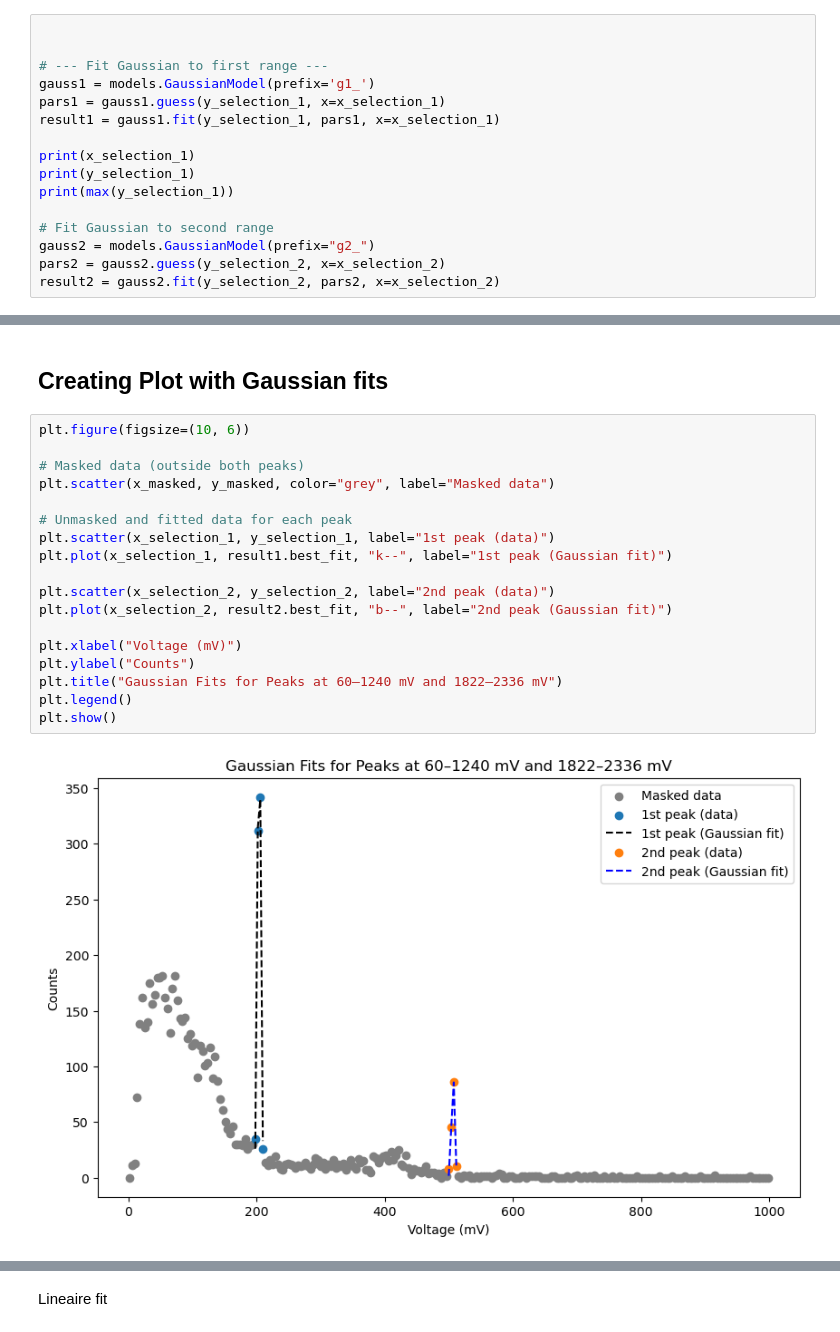
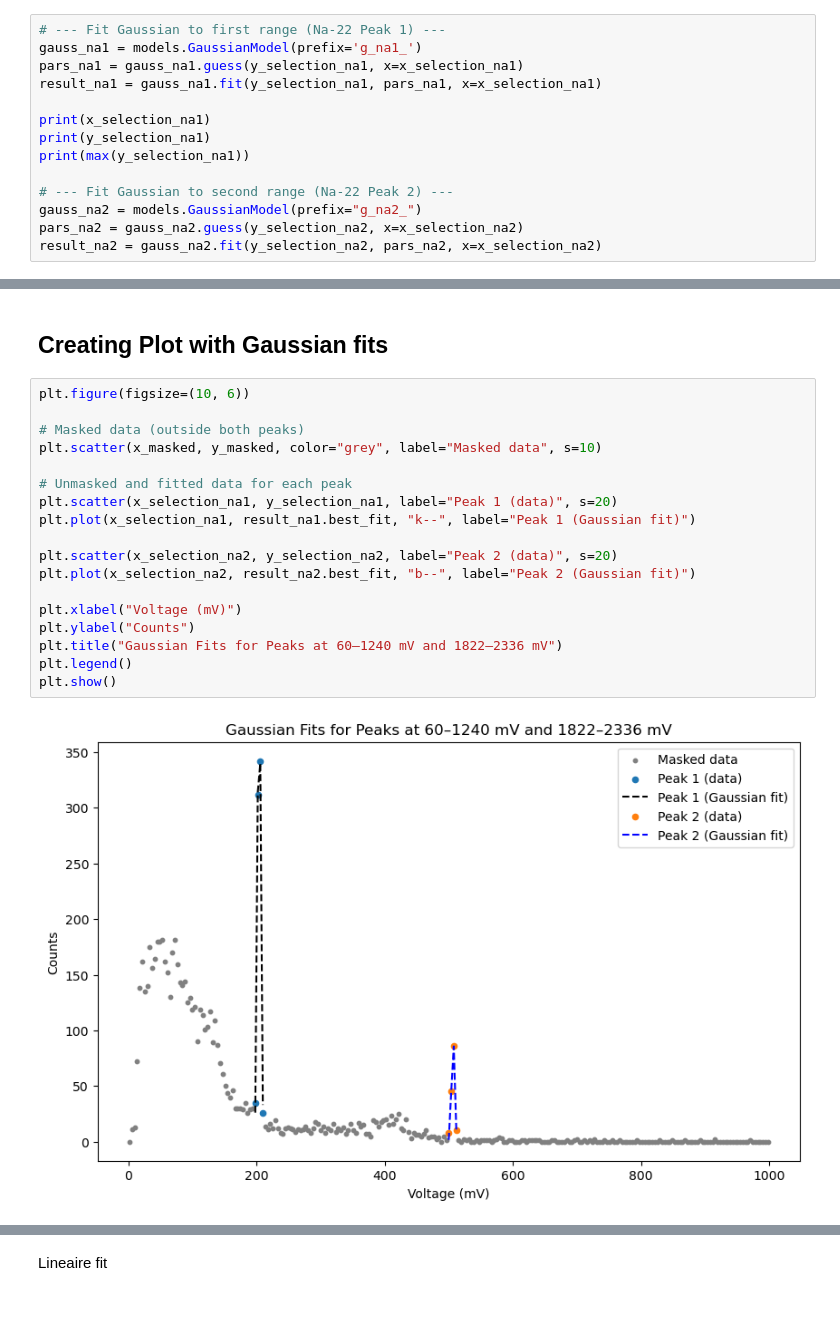
Before and after one commit to SannevWestrenen/NSP2-Particle-Physics---Charley-Sanne, a Jupyter notebook: calibration/Particle Physics - Charley & Sanne.ipynb, the cells around one changed output, grey strips where cells are left out. Saved outputs shown, nothing was run; the diff lists cells and outputs as text.

```diff
--- a/calibration/Particle Physics - Charley & Sanne.ipynb
+++ b/calibration/Particle Physics - Charley & Sanne.ipynb
@@ -58,21 +56,19 @@ y_masked = y_array[masked_mask]
 # %% [markdown]
 ## Fit to Gaussian funtion
 # %%
+# --- Fit Gaussian to first range (Na-22 Peak 1) ---
+gauss_na1 = models.GaussianModel(prefix='g_na1_')
+pars_na1 = gauss_na1.guess(y_selection_na1, x=x_selection_na1)
+result_na1 = gauss_na1.fit(y_selection_na1, pars_na1, x=x_selection_na1)
 
+print(x_selection_na1)
+print(y_selection_na1)
+print(max(y_selection_na1))
 
-# --- Fit Gaussian to first range ---
-gauss1 = models.GaussianModel(prefix='g1_')
-pars1 = gauss1.guess(y_selection_1, x=x_selection_1)
-result1 = gauss1.fit(y_selection_1, pars1, x=x_selection_1)
-
-print(x_selection_1)
-print(y_selection_1)
-print(max(y_selection_1))
-
-# Fit Gaussian to second range
-gauss2 = models.GaussianModel(prefix="g2_")
-pars2 = gauss2.guess(y_selection_2, x=x_selection_2)
-result2 = gauss2.fit(y_selection_2, pars2, x=x_selection_2)
+# --- Fit Gaussian to second range (Na-22 Peak 2) ---
+gauss_na2 = models.GaussianModel(prefix="g_na2_")
+pars_na2 = gauss_na2.guess(y_selection_na2, x=x_selection_na2)
+result_na2 = gauss_na2.fit(y_selection_na2, pars_na2, x=x_selection_na2)
 # %% [output]
 [198.03921569 201.96078431 205.88235294 209.80392157]
 [ 35. 312. 342.  26.]
@@ -82,21 +78,21 @@ result2 = gauss2.fit(y_selection_2, pars2, x=x_selection_2)
 # %%
 plt.figure(figsize=(10, 6))
 
 # Masked data (outside both peaks)
-plt.scatter(x_masked, y_masked, color="grey", label="Masked data")
+plt.scatter(x_masked, y_masked, color="grey", label="Masked data", s=10)
 
 # Unmasked and fitted data for each peak
-plt.scatter(x_selection_1, y_selection_1, label="1st peak (data)")
-plt.plot(x_selection_1, result1.best_fit, "k--", label="1st peak (Gaussian fit)")
+plt.scatter(x_selection_na1, y_selection_na1, label="Peak 1 (data)", s=20)
+plt.plot(x_selection_na1, result_na1.best_fit, "k--", label="Peak 1 (Gaussian fit)")
 
-plt.scatter(x_selection_2, y_selection_2, label="2nd peak (data)")
-plt.plot(x_selection_2, result2.best_fit, "b--", label="2nd peak (Gaussian fit)")
+plt.scatter(x_selection_na2, y_selection_na2, label="Peak 2 (data)", s=20)
+plt.plot(x_selection_na2, result_na2.best_fit, "b--", label="Peak 2 (Gaussian fit)")
 
 plt.xlabel("Voltage (mV)")
 plt.ylabel("Counts")
 plt.title("Gaussian Fits for Peaks at 60–1240 mV and 1822–2336 mV")
 plt.legend()
 plt.show()
 # %% [output]
-[figure, old version]
+[figure, new version]
 # %% [markdown]
```
Also changed, not shown: parts of 16 cells of this notebook, 2 other files.
